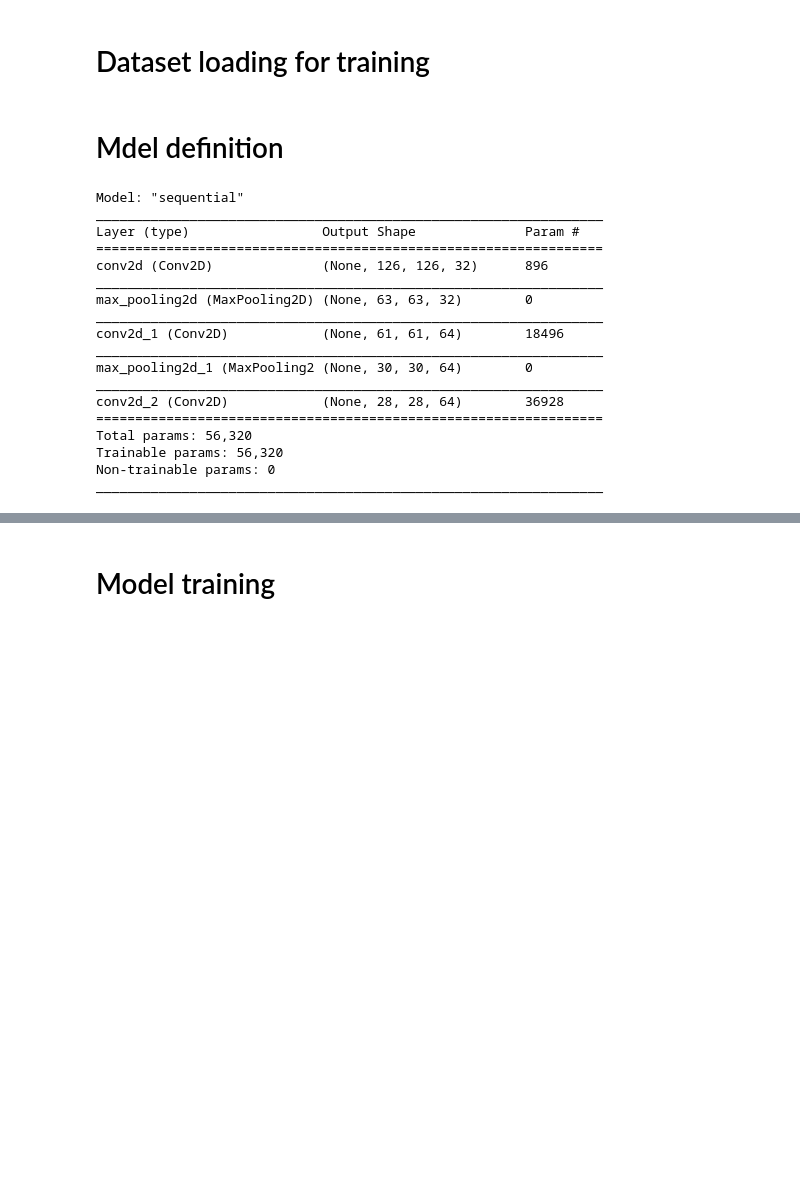
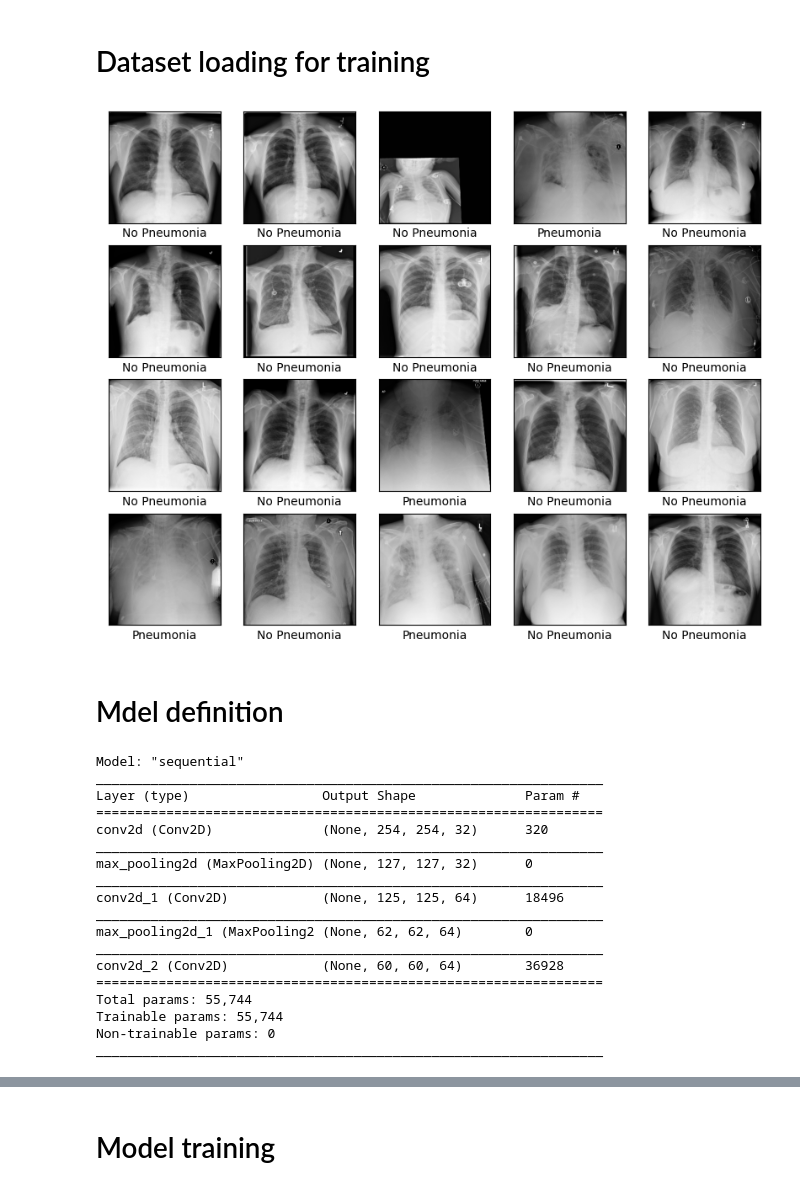
Before and after one commit to danifarre/pneumonia-detection, a Jupyter notebook: notebooks/simple_cnn.ipynb, the cells around one changed output, grey strips where cells are left out. Cells and saved outputs as stored; diff of their text form; code cells hidden in the pictures; blank space fills up the shorter version.

Commit message:
model changed, more statistics and now the images in the arrays are not rgb

```diff
--- a/notebooks/simple_cnn.ipynb
+++ b/notebooks/simple_cnn.ipynb
@@ -17,16 +18,30 @@ from src.dataset import PneumoniaDetectionChallenge
 DATASET_PATH = '../datasets/rsna-pneumonia-detection-challenge/'
 # %%
 pdc = PneumoniaDetectionChallenge(DATASET_PATH)
-x_train, y_train = pdc.load_train_data()
+x_train, y_train, _ = pdc.load_train_data()
 # %%
 x_train = x_train / 255.0
-# %%
-x_train = np.repeat(x_train[..., np.newaxis], 3, -1)
+# %%
+x_train = x_train.reshape(-1, 256, 256, 1)
+# %%
+class_names = ['No Pneumonia', 'Pneumonia']
+
+plt.figure(figsize=(10, 10))
+for i in range(20):
+    plt.subplot(5 ,5, i + 1)
+    plt.xticks([])
+    plt.yticks([])
+    plt.grid(False)
+    plt.imshow(x_train[i], cmap='gray')
+    plt.xlabel(class_names[y_train[i]])
+plt.show()
+# %% [output]
+[figure, added]
 # %% [markdown]
 # Mdel definition
 # %%
 model = models.Sequential()
-model.add(layers.Conv2D(32, (3, 3), activation='relu', input_shape=(128, 128, 3)))
+model.add(layers.Conv2D(32, (3, 3), activation='relu', input_shape=(256, 256, 1)))
 model.add(layers.MaxPooling2D((2, 2)))
 model.add(layers.Conv2D(64, (3, 3), activation='relu'))
 model.add(layers.MaxPooling2D((2, 2)))
@@ -38,18 +53,18 @@ Model: "sequential"
 _________________________________________________________________
 Layer (type)                 Output Shape              Param #
 =================================================================
-conv2d (Conv2D)              (None, 126, 126, 32)      896
+conv2d (Conv2D)              (None, 254, 254, 32)      320
 _________________________________________________________________
-max_pooling2d (MaxPooling2D) (None, 63, 63, 32)        0
+max_pooling2d (MaxPooling2D) (None, 127, 127, 32)      0
 _________________________________________________________________
-conv2d_1 (Conv2D)            (None, 61, 61, 64)        18496
+conv2d_1 (Conv2D)            (None, 125, 125, 64)      18496
 _________________________________________________________________
-max_pooling2d_1 (MaxPooling2 (None, 30, 30, 64)        0
+max_pooling2d_1 (MaxPooling2 (None, 62, 62, 64)        0
 _________________________________________________________________
-conv2d_2 (Conv2D)            (None, 28, 28, 64)        36928
+conv2d_2 (Conv2D)            (None, 60, 60, 64)        36928
 =================================================================
-Total params: 56,320
-Trainable params: 56,320
+Total params: 55,744
+Trainable params: 55,744
 Non-trainable params: 0
 _________________________________________________________________
 # %%
```
Also changed, not shown: parts of 16 cells of this notebook, 1 other file.
